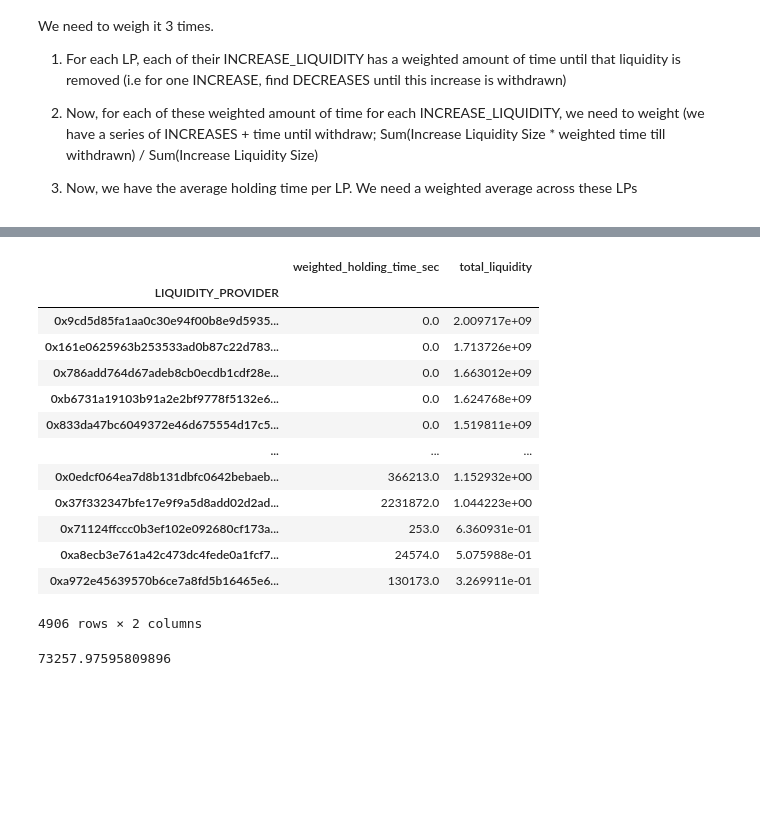
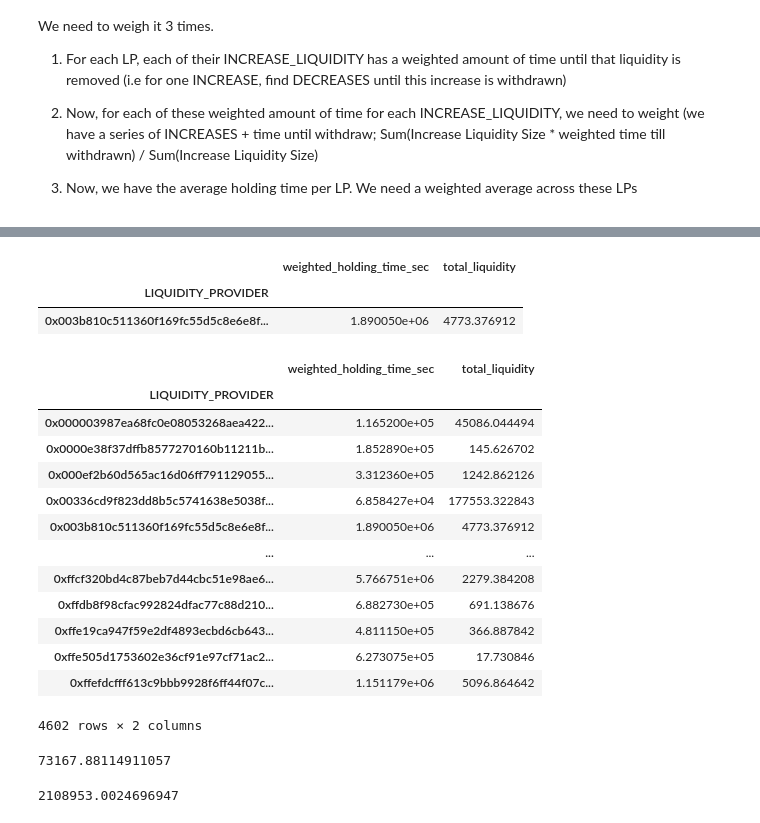
Before and after one commit to pradeeptadas/uniswap-v3-project, a Jupyter notebook: eda_notebooks/Holding_Calc.ipynb, the cells around one changed output, grey strips where cells are left out. Saved outputs shown, nothing was run; the diff lists cells and outputs as text; code cells hidden in the pictures; blank space fills up the shorter version.

Commit message:
Add data and fix holding bug

```diff
--- a/eda_notebooks/Holding_Calc.ipynb
+++ b/eda_notebooks/Holding_Calc.ipynb
@@ -38,6 +38,13 @@ df.tail()
 | 71766 | 2022-03-03 12:20:31 | 0x11383e9770ef824bcc9d9ee04958cea... | INCREASE_LIQUIDITY | 0xf625dc2d8ddaf08f0f27593a3a32feb... | 3327.647736 |
 | 71767 | 2022-03-03 13:01:40 | 0x20cd3a2b9ab2f63781e80ad7dfab981... | DECREASE_LIQUIDITY | 0xb1be56f2c3f8f18232e7e4605f6d5f1... | 4457.735151 |
 | 71768 | 2022-03-03 13:04:12 | 0x10ee54f26372520fd957c4ea9de41ea... | INCREASE_LIQUIDITY | 0xb1be56f2c3f8f18232e7e4605f6d5f1... | 4458.078341 |
+# %%
+df_temp = df.copy()
+df_temp = df_temp[pd.notnull(df_temp['LIQUIDITY_ADJUSTED'])]
+incr_liq = df_temp[df_temp['ACTION'] == 'INCREASE_LIQUIDITY']
+decr_liq = df_temp[df_temp['ACTION'] == 'DECREASE_LIQUIDITY']
+bad_txns = pd.merge(incr_liq, decr_liq,  how='inner', left_on=['BLOCK_TIMESTAMP', 'LIQUIDITY_PROVIDER'], right_on =['BLOCK_TIMESTAMP', 'LIQUIDITY_PROVIDER'])['TX_ID_x']
+df = df[~df['TX_ID'].isin(bad_txns)]
 # %%
 pd.set_option('display.max_colwidth', None)
 df_pivot = pd.pivot_table(df, values='LIQUIDITY_ADJUSTED', index=['LIQUIDITY_PROVIDER'], columns=['ACTION'], aggfunc=np.sum)
@@ -102,7 +109,8 @@ Name: TX_ID, Length: 4906, dtype: int64
 
 Use a single txn to test
 # %%
-df_temp = liq_df[liq_df['LIQUIDITY_PROVIDER'] == '0x002010e1aacc7fba0ef5c5114a89b0749e57ec90']
+df_temp = liq_df[liq_df['LIQUIDITY_PROVIDER'] == '0x003b810c511360f169fc55d5c8e6e8f4f4410caf']
+df_temp = df_temp[pd.notnull(df_temp['LIQUIDITY_ADJUSTED'])]
 df_temp
 # %% [output]
 |  | BLOCK_TIMESTAMP | TX_ID | ACTION | LIQUIDITY_PROVIDER | LIQUIDITY_ADJUSTED |
@@ -137,19 +168,17 @@ for ind, row in decr_liq.iterrows():
     if pd.isnull(liq): continue
 
     while True:
-        if i >= len(objs): break
         if pd.isnull(objs[i]['remaining']) or objs[i]['remaining'] <= 0: i += 1
         incr_time = objs[i]['timestamp']
-        delta = (time - incr_time).total_seconds() // 60
-
+        delta = (time - incr_time).total_seconds()
         # decrease cases
         # 1. the decrease liquidity is complete absorbed by the increase liquidity
-        if objs[i]['remaining'] > liq:
+        if round(objs[i]['remaining'], 6) > round(liq, 6):
             objs[i]['remaining'] = objs[i]['remaining'] - liq
             objs[i]['deltas'].append(delta)
             objs[i]['weights'].append(liq)
             break
-        elif objs[i]['remaining'] == liq:
+        elif round(objs[i]['remaining'], 6) == round(liq, 6):
             objs[i]['remaining'] = objs[i]['remaining'] - liq
             objs[i]['deltas'].append(delta)
             objs[i]['weights'].append(liq)
@@ -202,7 +250,7 @@ def position_weighted_holding_period(df_window):
     objs = [{'timestamp': row['BLOCK_TIMESTAMP'], 'total': row['LIQUIDITY_ADJUSTED'], 'remaining': row['LIQUIDITY_ADJUSTED'], 'deltas': [], 'weights': []} for idx, row in incr_liq.iterrows()]
     decr_liq = df_window[df_window['ACTION'] == 'DECREASE_LIQUIDITY'].sort_values(by='BLOCK_TIMESTAMP')
 
-    i = 0
+    i, j = 0, 0
 
     for ind, row in decr_liq.iterrows():
         liq = row['LIQUIDITY_ADJUSTED']
@@ -211,7 +259,9 @@ def position_weighted_holding_period(df_window):
         if pd.isnull(liq): continue
 
         while True:
-            if i >= len(objs): break
+            if i >= len(objs):
+                print(df_window)
+                raise Exception("Error")
             if pd.isnull(objs[i]['remaining']) or objs[i]['remaining'] <= 0: i += 1
 
             incr_time = objs[i]['timestamp']
@@ -219,16 +269,18 @@ def position_weighted_holding_period(df_window):
 
             # decrease cases
             # 1. the decrease liquidity is complete absorbed by the increase liquidity
-            if objs[i]['remaining'] > liq:
+            if round(objs[i]['remaining'], 6) > round(liq, 6):
                 objs[i]['remaining'] = objs[i]['remaining'] - liq
                 objs[i]['deltas'].append(delta)
                 objs[i]['weights'].append(liq)
+                j += 1
                 break
-            elif objs[i]['remaining'] == liq:
+            elif round(objs[i]['remaining'], 6) == round(liq, 6):
                 objs[i]['remaining'] = objs[i]['remaining'] - liq
                 objs[i]['deltas'].append(delta)
                 objs[i]['weights'].append(liq)
                 i += 1
+                j += 1
                 break
             else:
                 objs[i]['deltas'].append(delta)
@@ -237,7 +289,7 @@ def position_weighted_holding_period(df_window):
                 objs[i]['remaining'] = 0
                 i += 1
     remaining = sum([round(k['remaining'], 2) for k in objs])
-    if remaining != 0:
+    if remaining != 0 or j != decr_liq.shape[0]:
         print(df_window)
         print(objs)
         raise Exception('The fuck')
@@ -246,8 +298,7 @@ def position_weighted_holding_period(df_window):
     ht = [k['wht'] for k in position_holding]
     return np.average(ht, weights=wghts), total_liq
 
-
-results = liq_df.groupby('LIQUIDITY_PROVIDER').apply(position_weighted_holding_period)
+results = liq_df[pd.notnull(liq_df['LIQUIDITY_ADJUSTED'])].groupby('LIQUIDITY_PROVIDER').apply(position_weighted_holding_period)
 results = pd.DataFrame(results)
 results = pd.DataFrame(results[0].tolist(), index = results.index, columns = ['weighted_holding_time_sec', 'total_liquidity'])
 results
@@ -269,22 +320,32 @@ results
+# %%
+results[results.index == '0x003b810c511360f169fc55d5c8e6e8f4f4410caf']
+# %% [output]
+|  | weighted_holding_time_sec | total_liquidity |
+| LIQUIDITY_PROVIDER |  |  |
+| 0x003b810c511360f169fc55d5c8e6e8f... | 1.890050e+06 | 4773.376912 |
 # %%
-results.sort_values(by='total_liquidity', ascending=False)
+holding_time_gt_5 = results[results['weighted_holding_time_sec'] > 5]
+holding_time_gt_5
 # %% [output]
 |  | weighted_holding_time_sec | total_liquidity |
 | LIQUIDITY_PROVIDER |  |  |
-| 0x9cd5d85fa1aa0c30e94f00b8e9d5935... | 0.0 | 2.009717e+09 |
-| 0x161e0625963b253533ad0b87c22d783... | 0.0 | 1.713726e+09 |
-| 0x786add764d67adeb8cb0ecdb1cdf28e... | 0.0 | 1.663012e+09 |
-| 0xb6731a19103b91a2e2bf9778f5132e6... | 0.0 | 1.624768e+09 |
-| 0x833da47bc6049372e46d675554d17c5... | 0.0 | 1.519811e+09 |
+| 0x000003987ea68fc0e08053268aea422... | 1.165200e+05 | 45086.044494 |
+| 0x0000e38f37dffb8577270160b11211b... | 1.852890e+05 | 145.626702 |
+| 0x000ef2b60d565ac16d06ff791129055... | 3.312360e+05 | 1242.862126 |
+| 0x00336cd9f823dd8b5c5741638e5038f... | 6.858427e+04 | 177553.322843 |
+| 0x003b810c511360f169fc55d5c8e6e8f... | 1.890050e+06 | 4773.376912 |
 | ... | ... | ... |
-| 0x0edcf064ea7d8b131dbfc0642bebaeb... | 366213.0 | 1.152932e+00 |
-| 0x37f332347bfe17e9f9a5d8add02d2ad... | 2231872.0 | 1.044223e+00 |
-| 0x71124ffccc0b3ef102e092680cf173a... | 253.0 | 6.360931e-01 |
-| 0xa8ecb3e761a42c473dc4fede0a1fcf7... | 24574.0 | 5.075988e-01 |
-| 0xa972e45639570b6ce7a8fd5b16465e6... | 130173.0 | 3.269911e-01 |
+| 0xffcf320bd4c87beb7d44cbc51e98ae6... | 5.766751e+06 | 2279.384208 |
+| 0xffdb8f98cfac992824dfac77c88d210... | 6.882730e+05 | 691.138676 |
+| 0xffe19ca947f59e2df4893ecbd6cb643... | 4.811150e+05 | 366.887842 |
+| 0xffe505d1753602e36cf91e97cf71ac2... | 6.273075e+05 | 17.730846 |
+| 0xffefdcfff613c9bbb9928f6ff44f07c... | 1.151179e+06 | 5096.864642 |
-4906 rows × 2 columns
+4602 rows × 2 columns
-# %%
-results = results[results['weighted_holding_time_sec'] > 5]
-(results['weighted_holding_time_sec'] * results['total_liquidity']).sum() / results['total_liquidity'].sum()
-# %% [output]
-73257.97595809896
+# %%
+np.average(holding_time_gt_5['weighted_holding_time_sec'], weights=holding_time_gt_5['total_liquidity'])
+# %% [output]
+73167.88114911057
+# %%
+holding_time_gt_5['weighted_holding_time_sec'].mean()
+# %% [output]
+2108953.0024696947
```
Also changed, not shown: parts of 14 cells of this notebook, 8 other files.
